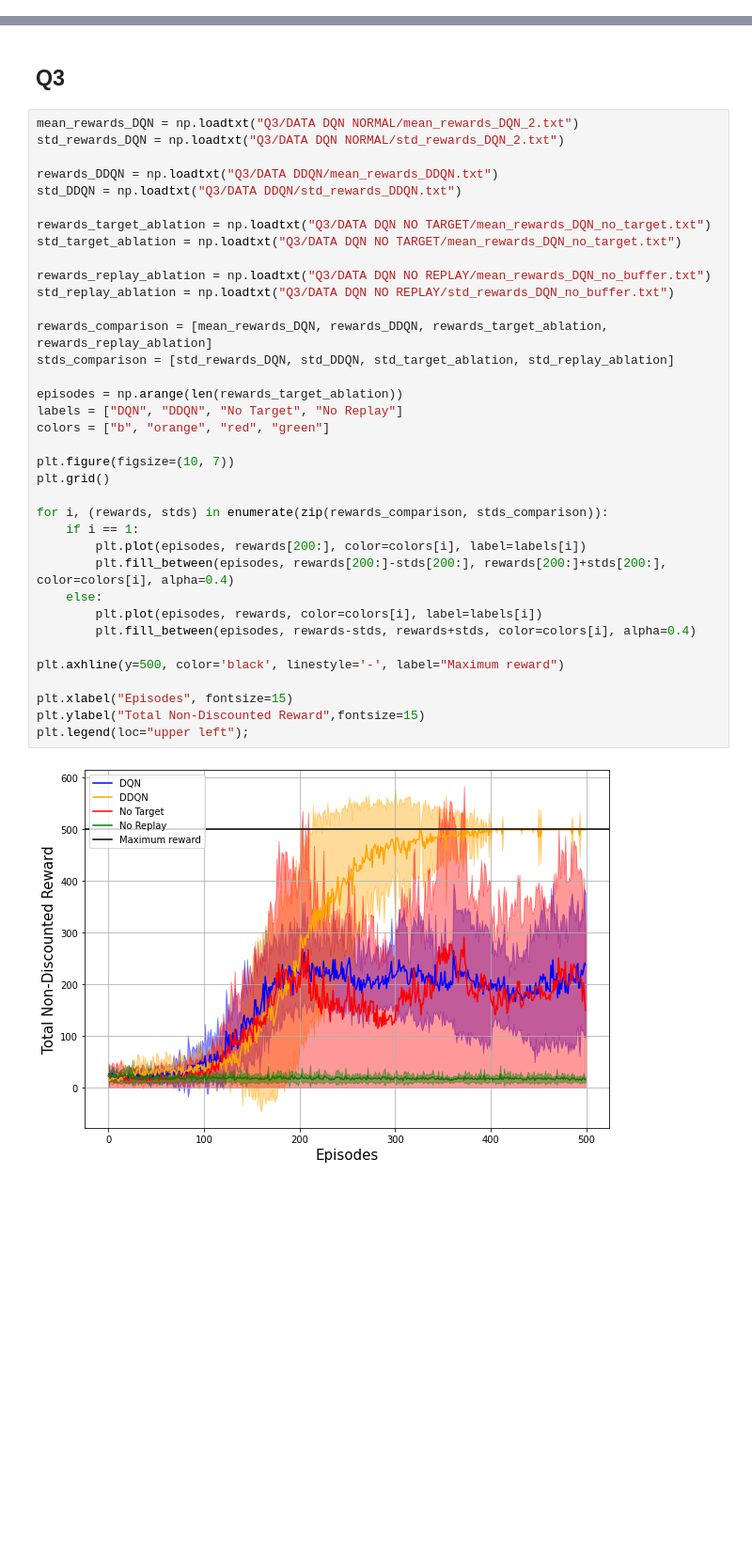
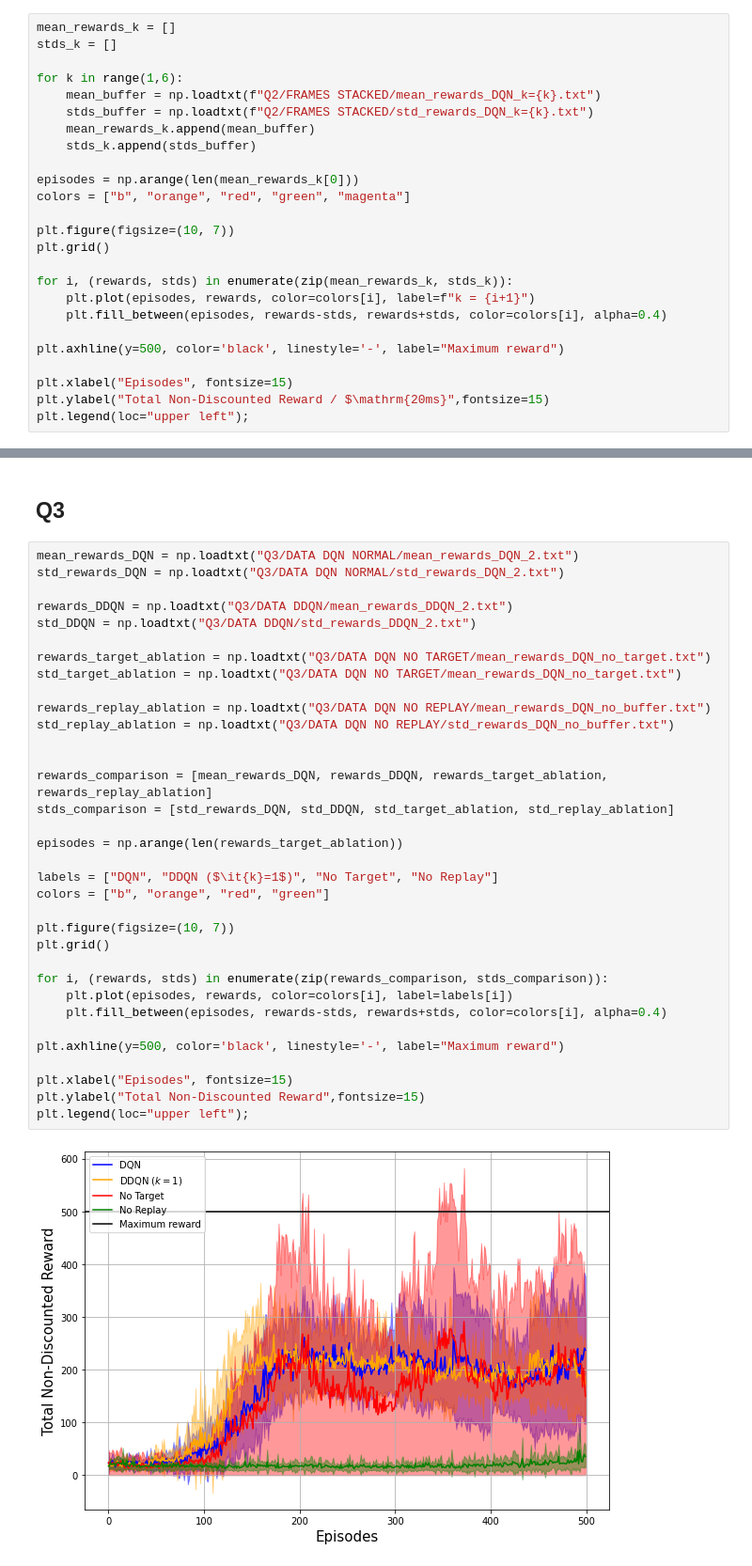
Before and after one commit to jaimesabalimperial/OpenAI-CartPole, a Jupyter notebook: cw2_plots.ipynb, the cells around one changed output, grey strips where cells are left out. Shown at 94% size. Cells and saved outputs as stored; diff of their text form; blank space fills up the shorter version.

```diff
--- a/cw2_plots.ipynb
+++ b/cw2_plots.ipynb
@@ -292,2 +271,27 @@ plt.show();
 # %% [markdown]
 ## Q2.3 ##
+# %%
+mean_rewards_k = []
+stds_k = []
+
+for k in range(1,6):
+    mean_buffer = np.loadtxt(f"Q2/FRAMES STACKED/mean_rewards_DQN_k={k}.txt")
+    stds_buffer = np.loadtxt(f"Q2/FRAMES STACKED/std_rewards_DQN_k={k}.txt")
+    mean_rewards_k.append(mean_buffer)
+    stds_k.append(stds_buffer)
+
+episodes = np.arange(len(mean_rewards_k[0]))
+colors = ["b", "orange", "red", "green", "magenta"]
+
+plt.figure(figsize=(10, 7))
+plt.grid()
+
+for i, (rewards, stds) in enumerate(zip(mean_rewards_k, stds_k)):
+    plt.plot(episodes, rewards, color=colors[i], label=f"k = {i+1}")
+    plt.fill_between(episodes, rewards-stds, rewards+stds, color=colors[i], alpha=0.4)
+
+plt.axhline(y=500, color='black', linestyle='-', label="Maximum reward")
+
+plt.xlabel("Episodes", fontsize=15)
+plt.ylabel("Total Non-Discounted Reward / $\mathrm{20ms}",fontsize=15)
+plt.legend(loc="upper left");
@@ -296,38 +302,36 @@ plt.show();
 # %%
 mean_rewards_DQN = np.loadtxt("Q3/DATA DQN NORMAL/mean_rewards_DQN_2.txt")
 std_rewards_DQN = np.loadtxt("Q3/DATA DQN NORMAL/std_rewards_DQN_2.txt")
 
-rewards_DDQN = np.loadtxt("Q3/DATA DDQN/mean_rewards_DDQN.txt")
-std_DDQN = np.loadtxt("Q3/DATA DDQN/std_rewards_DDQN.txt")
+rewards_DDQN = np.loadtxt("Q3/DATA DDQN/mean_rewards_DDQN_2.txt")
+std_DDQN = np.loadtxt("Q3/DATA DDQN/std_rewards_DDQN_2.txt")
 
 rewards_target_ablation = np.loadtxt("Q3/DATA DQN NO TARGET/mean_rewards_DQN_no_target.txt")
 std_target_ablation = np.loadtxt("Q3/DATA DQN NO TARGET/mean_rewards_DQN_no_target.txt")
 
 rewards_replay_ablation = np.loadtxt("Q3/DATA DQN NO REPLAY/mean_rewards_DQN_no_buffer.txt")
 std_replay_ablation = np.loadtxt("Q3/DATA DQN NO REPLAY/std_rewards_DQN_no_buffer.txt")
 
+
 rewards_comparison = [mean_rewards_DQN, rewards_DDQN, rewards_target_ablation, rewards_replay_ablation]
 stds_comparison = [std_rewards_DQN, std_DDQN, std_target_ablation, std_replay_ablation]
 
 episodes = np.arange(len(rewards_target_ablation))
-labels = ["DQN", "DDQN", "No Target", "No Replay"]
+
+labels = ["DQN", "DDQN ($\it{k}=1$)", "No Target", "No Replay"]
 colors = ["b", "orange", "red", "green"]
 
 plt.figure(figsize=(10, 7))
 plt.grid()
 
 for i, (rewards, stds) in enumerate(zip(rewards_comparison, stds_comparison)):
-    if i == 1:
-        plt.plot(episodes, rewards[200:], color=colors[i], label=labels[i])
-        plt.fill_between(episodes, rewards[200:]-stds[200:], rewards[200:]+stds[200:], color=colors[i], alpha=0.4)
-    else:
-        plt.plot(episodes, rewards, color=colors[i], label=labels[i])
-        plt.fill_between(episodes, rewards-stds, rewards+stds, color=colors[i], alpha=0.4)
+    plt.plot(episodes, rewards, color=colors[i], label=labels[i])
+    plt.fill_between(episodes, rewards-stds, rewards+stds, color=colors[i], alpha=0.4)
 
 plt.axhline(y=500, color='black', linestyle='-', label="Maximum reward")
 
 plt.xlabel("Episodes", fontsize=15)
 plt.ylabel("Total Non-Discounted Reward",fontsize=15)
 plt.legend(loc="upper left");
 # %% [output]
-[figure, old version]
+[figure, new version]
```
Also changed, not shown: parts of 8 cells of this notebook, 33 other files.
